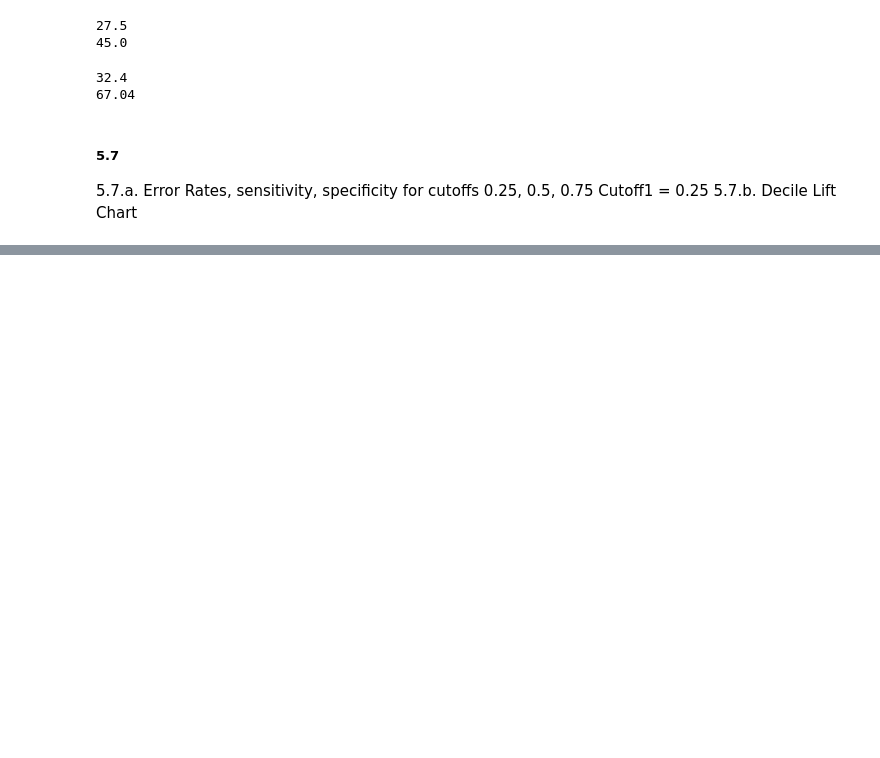
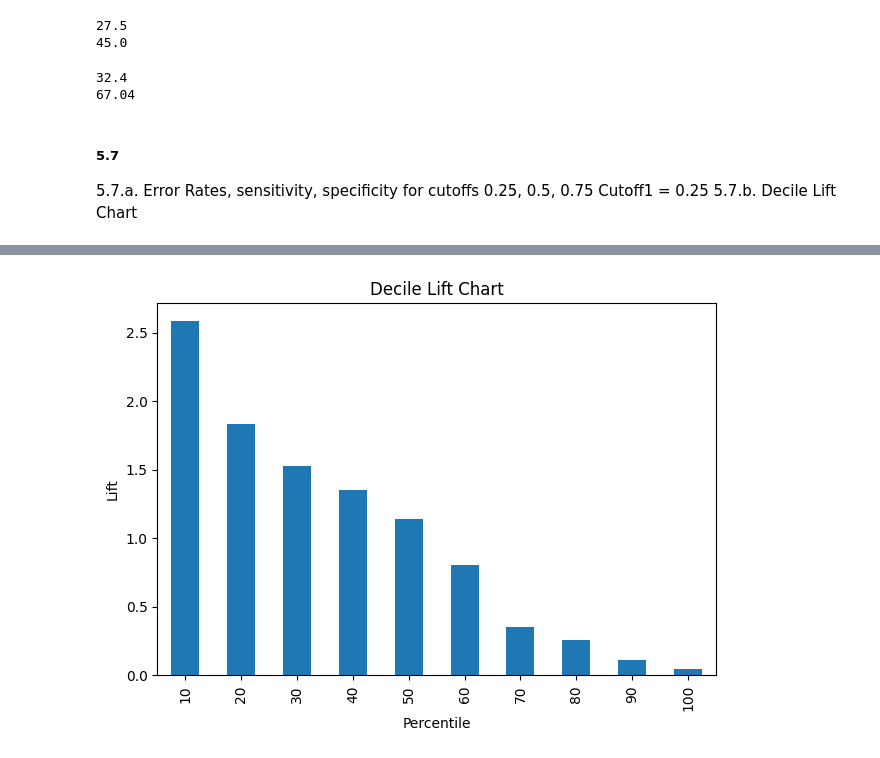
Before and after one commit to wolfesamk/MSBA-206, a Jupyter notebook: DMBA Chapter 5.ipynb, the cells around one changed output, grey strips where cells are left out. Saved outputs shown, nothing was run; the diff lists cells and outputs as text; code cells hidden in the pictures; blank space fills up the shorter version.

```diff
--- a/DMBA Chapter 5.ipynb
+++ b/DMBA Chapter 5.ipynb
@@ -114,0 +195,7 @@ ValueError: Classification metrics can't handle a mix of continuous and binary t
+# %%
+#5.7.b.
+liftChart(dfT57.Propensity_of_1, labelBars=False)
+plt.tight_layout()
+plt.show()
+# %% [output]
+[figure, added]
```
Also changed, not shown: parts of 9 cells of this notebook, 1 other file.
